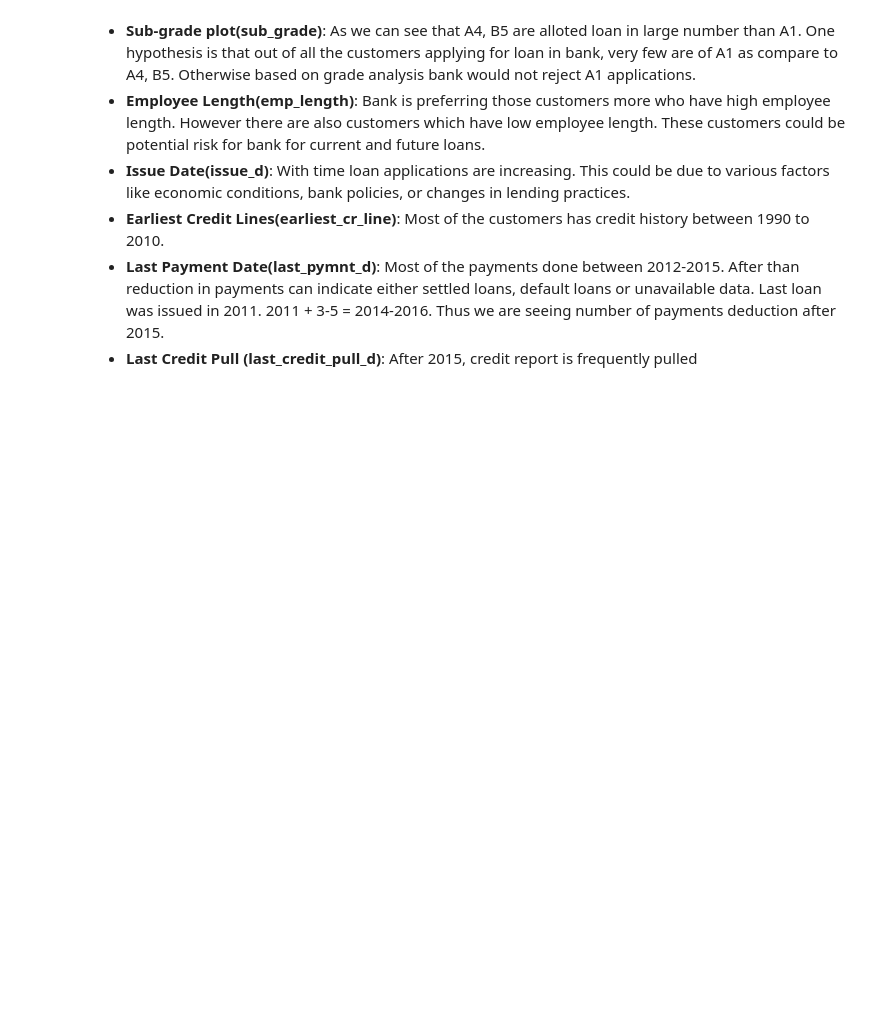
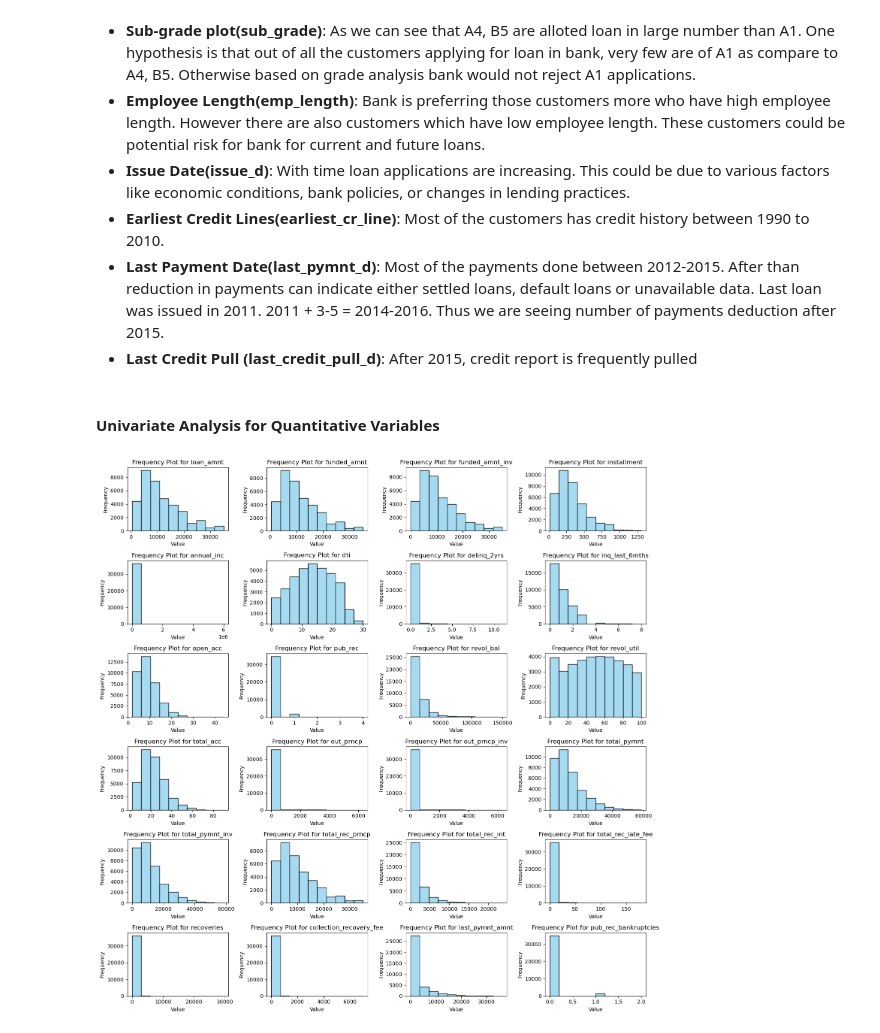
Before and after one commit to tejasvadhyani/LendingClubCaseStudy, a Jupyter notebook: Tejasva_Dhyani.ipynb, the cells around one changed output. Drawn from its saved outputs; the diff is of its cells as text; code cells hidden in the pictures; blank space fills up the shorter version.

Commit message:
Add univariate analysis for quantitative variables

```diff
--- a/Tejasva_Dhyani.ipynb
+++ b/Tejasva_Dhyani.ipynb
@@ -693,3 +717,53 @@ plt.show()
 - <b>Earliest Credit Lines(earliest_cr_line)</b>: Most of the customers has credit history between 1990 to 2010.
 - <b>Last Payment Date(last_pymnt_d)</b>: Most of the payments done between 2012-2015. After than reduction in payments can indicate either settled loans, default loans or unavailable data. Last loan was issued in 2011. 2011 + 3-5 = 2014-2016. Thus we are seeing number of payments deduction after 2015.
 - <b>Last Credit Pull (last_credit_pull_d)</b>: After 2015, credit report is frequently pulled
+# %% [markdown]
+#### Univariate Analysis for Quantitative Variables
+# %%
+quantitative = ['loan_amnt',
+'funded_amnt',
+'funded_amnt_inv',
+'installment',
+'annual_inc',
+'dti',
+'delinq_2yrs',
+'inq_last_6mths',
+'open_acc',
+'pub_rec',
+'revol_bal',
+'revol_util',
+'total_acc',
+'out_prncp',
+'out_prncp_inv',
+'total_pymnt',
+'total_pymnt_inv',
+'total_rec_prncp',
+'total_rec_int',
+'total_rec_late_fee',
+'recoveries',
+'collection_recovery_fee',
+'last_pymnt_amnt',
+'pub_rec_bankruptcies']
+
+nrows = math.ceil(len(quantitative) / 4)
+ncols = 4
+fig, axes = plt.subplots(nrows=nrows, ncols=4, figsize=(15, 15))
+for i, column in enumerate(quantitative):
+    # Frequency Plot
+    row = i // ncols  # Calculate the row index
+    col = i % ncols   # Calculate the column index
+    sns.histplot(df_loan[column], bins=10, kde=False, ax=axes[row, col], color='skyblue')
+    axes[row, col].set_title(f'Frequency Plot for {column}')
+    axes[row, col].set_xlabel('Value')
+    axes[row, col].set_ylabel('Frequency')
+
+# Remove empty subplots if the grid has more cells than needed
+for j in range(len(quantitative), nrows * ncols):
+    row = j // ncols
+    col = j % ncols
+    fig.delaxes(axes[row, col])
+
+plt.tight_layout()
+plt.show()
+# %% [output]
+[figure, added]
```
Also changed, not shown: parts of 5 cells of this notebook.
